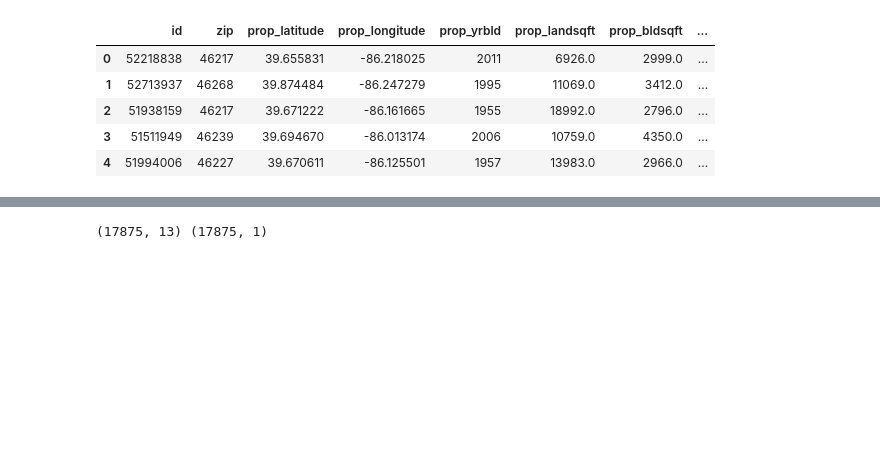
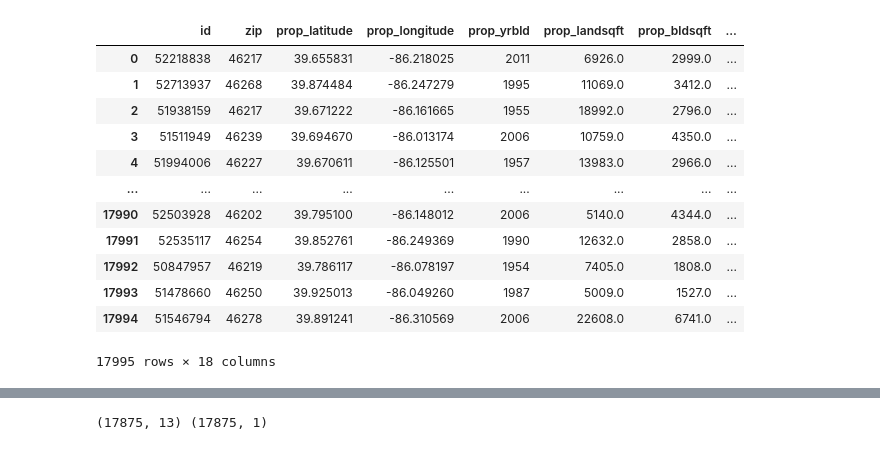
Before and after one commit to patpetrus/real-estate-machine-learning, a Jupyter notebook: predictive_analysis_brian.ipynb, the cells around one changed output, grey strips where cells are left out. Cells and saved outputs as stored; diff of their text form; code cells hidden in the pictures; blank space fills up the shorter version.

```diff
--- a/predictive_analysis_brian.ipynb
+++ b/predictive_analysis_brian.ipynb
@@ -22,13 +29,20 @@ housing_data.head()
 # %%
 housing_data = pd.get_dummies(housing_data)
-housing_data.head()
+housing_data
 # %% [output]
 |  | id | zip | prop_latitude | prop_longitude | prop_yrbld | prop_landsqft | prop_bldsqft | ... |
 | 0 | 52218838 | 46217 | 39.655831 | -86.218025 | 2011 | 6926.0 | 2999.0 | ... |
 | 1 | 52713937 | 46268 | 39.874484 | -86.247279 | 1995 | 11069.0 | 3412.0 | ... |
 | 2 | 51938159 | 46217 | 39.671222 | -86.161665 | 1955 | 18992.0 | 2796.0 | ... |
 | 3 | 51511949 | 46239 | 39.694670 | -86.013174 | 2006 | 10759.0 | 4350.0 | ... |
 | 4 | 51994006 | 46227 | 39.670611 | -86.125501 | 1957 | 13983.0 | 2966.0 | ... |
+| ... | ... | ... | ... | ... | ... | ... | ... | ... |
+| 17990 | 52503928 | 46202 | 39.795100 | -86.148012 | 2006 | 5140.0 | 4344.0 | ... |
+| 17991 | 52535117 | 46254 | 39.852761 | -86.249369 | 1990 | 12632.0 | 2858.0 | ... |
+| 17992 | 50847957 | 46219 | 39.786117 | -86.078197 | 1954 | 7405.0 | 1808.0 | ... |
+| 17993 | 51478660 | 46250 | 39.925013 | -86.049260 | 1987 | 5009.0 | 1527.0 | ... |
+| 17994 | 51546794 | 46278 | 39.891241 | -86.310569 | 2006 | 22608.0 | 6741.0 | ... |
+17995 rows × 18 columns
 # %%
 housing_data_dropped = housing_data.drop(columns=['prop_latitude', 'prop_longitude'])
 housing_data_dropped = housing_data.dropna()
```
Also changed, not shown: parts of 12 cells of this notebook, 2 other files.
